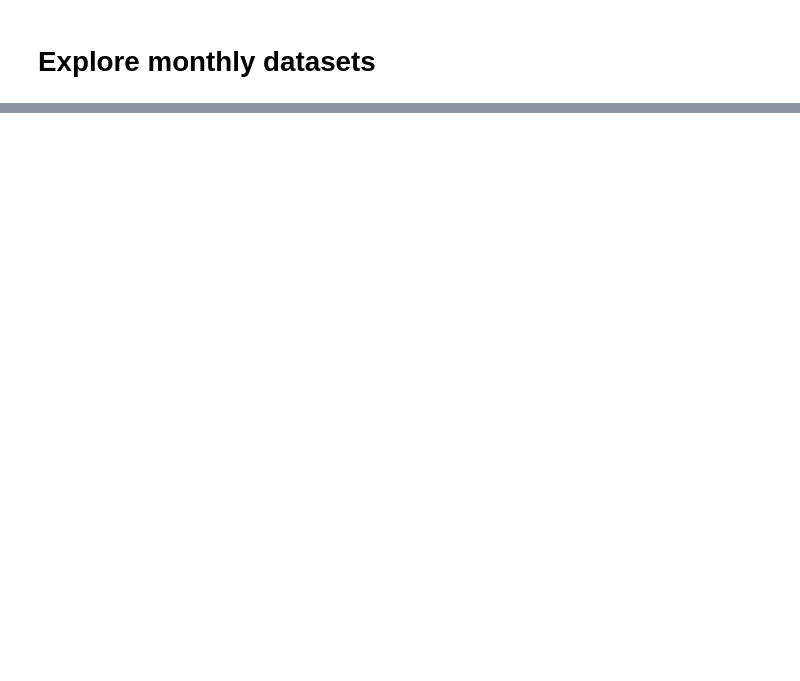
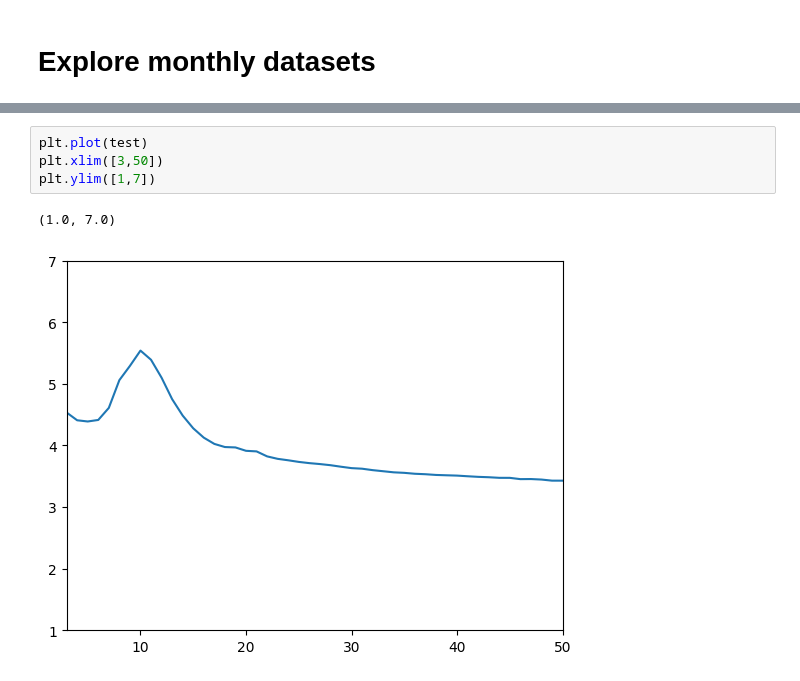
Before and after one commit to Waveform-Analytics/ooi-explore, a Jupyter notebook: explore_monthly_data.ipynb, the cells around one changed output, grey strips where cells are left out. Cells and saved outputs as stored; diff of their text form; blank space fills up the shorter version.

```diff
--- a/explore_monthly_data.ipynb
+++ b/explore_monthly_data.ipynb
@@ -36,0 +71,7 @@ xarray.core.dataarray.DataArray
+# %%
+plt.plot(test)
+plt.xlim([3,50])
+plt.ylim([1,7])
+# %% [output]
+(1.0, 7.0)
+[figure, added]
```
Also changed, not shown: parts of 12 cells of this notebook, 2 other files.
